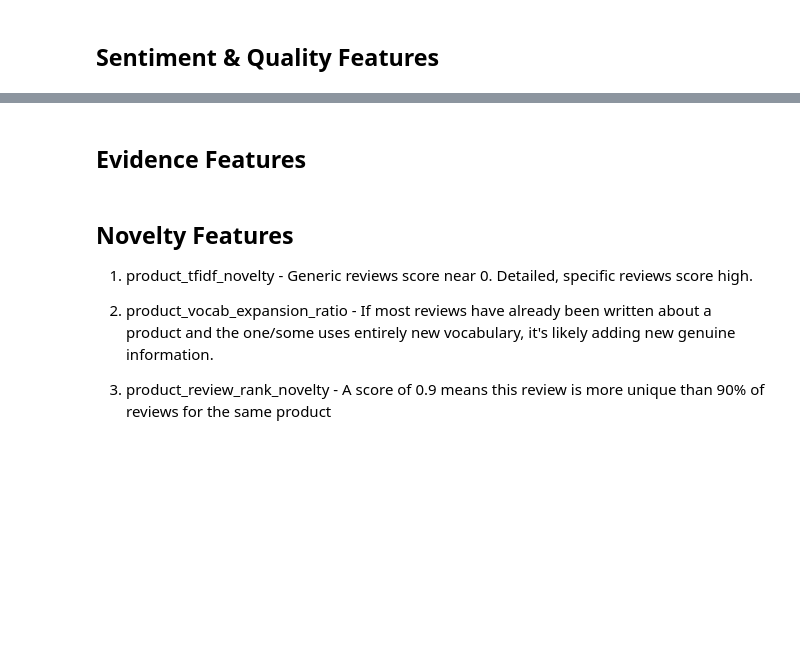
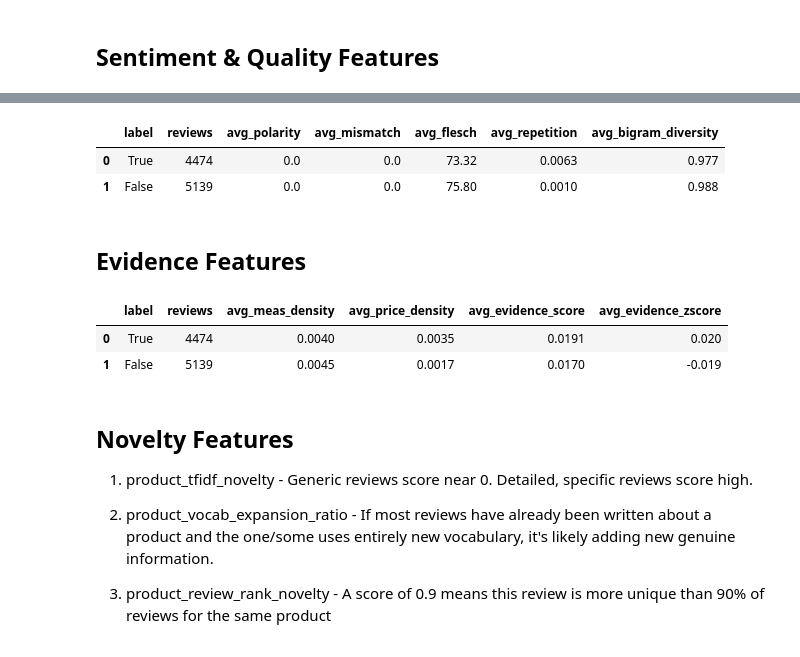
Before and after one commit to Ron-Lakeman/BigDataProject, a Jupyter notebook: src/processing/all_features_to_gold.ipynb, the cells around one changed output, grey strips where cells are left out. Drawn from its saved outputs; the diff is of its cells as text; code cells hidden in the pictures; blank space fills up the shorter version.

```diff
--- a/src/processing/all_features_to_gold.ipynb
+++ b/src/processing/all_features_to_gold.ipynb
@@ -349,68 +419,72 @@ con.execute("""
             headline_sentiment_label, headline_sentiment_score, headline_sentiment_polarity,
             sentiment_mismatch, repetition_ratio, flesch_reading_ease,
             headline_body_jaccard, title_body_jaccard, title_body_overlap, body_bigram_diversity,
-            REGEXP_COUNT(review_body, '[A-Z]') * 1.0
-                / NULLIF(REGEXP_COUNT(review_body, '[a-zA-Z]'), 0)            AS uppercase_ratio,
-            REGEXP_COUNT(review_body, '[0-9]') * 1.0
+            COALESCE(ARRAY_LENGTH(regexp_extract_all(review_body, '[A-Z]')), 0) * 1.0
+                / NULLIF(COALESCE(ARRAY_LENGTH(regexp_extract_all(review_body, '[a-zA-Z]')), 0), 0) AS uppercase_ratio,
+            COALESCE(ARRAY_LENGTH(regexp_extract_all(review_body, '[0-9]')), 0) * 1.0
                 / NULLIF(ARRAY_LENGTH(STRING_SPLIT(TRIM(review_body), ' ')), 0) AS digit_density,
-            GREATEST(REGEXP_COUNT(review_body, '[.!?]+'), 1)                  AS sentence_count,
+            GREATEST(COALESCE(ARRAY_LENGTH(regexp_extract_all(review_body, '[.!?]+')), 0), 1) AS sentence_count,
             ARRAY_LENGTH(STRING_SPLIT(TRIM(review_body), ' ')) * 1.0
-                / NULLIF(GREATEST(REGEXP_COUNT(review_body, '[.!?]+'), 1), 0) AS avg_sentence_length
+                / NULLIF(GREATEST(COALESCE(ARRAY_LENGTH(regexp_extract_all(review_body, '[.!?]+')), 0), 1), 0) AS avg_sentence_length
         FROM silver_enriched
         WHERE review_body IS NOT NULL AND TRIM(review_body) != ''
     ),
     normed AS (
         SELECT *,
             (flesch_reading_ease - AVG(flesch_reading_ease) OVER (PARTITION BY detected_language))
                 / NULLIF(STDDEV(flesch_reading_ease) OVER (PARTITION BY detected_language), 0)
                 AS flesch_lang_zscore,
             (flesch_reading_ease - AVG(flesch_reading_ease) OVER (PARTITION BY product_category_id))
                 / NULLIF(STDDEV(flesch_reading_ease) OVER (PARTITION BY product_category_id), 0)
                 AS flesch_cat_zscore,
             (body_sentiment_polarity - AVG(body_sentiment_polarity) OVER (PARTITION BY detected_language))
                 / NULLIF(STDDEV(body_sentiment_polarity) OVER (PARTITION BY detected_language), 0)
                 AS polarity_lang_zscore
         FROM base
     )
     SELECT * FROM normed
 """)
 
-
 con.execute("""
     SELECT label, COUNT(*) AS reviews,
         ROUND(AVG(body_sentiment_polarity), 3)  AS avg_polarity,
         ROUND(AVG(sentiment_mismatch), 3)       AS avg_mismatch,
         ROUND(AVG(flesch_reading_ease), 2)      AS avg_flesch,
         ROUND(AVG(repetition_ratio), 4)         AS avg_repetition,
         ROUND(AVG(body_bigram_diversity), 3)    AS avg_bigram_diversity
     FROM gold.review_sentiment_features
     WHERE label IS NOT NULL
     GROUP BY label ORDER BY label DESC
 """).df()
+# %% [output]
+|  | label | reviews | avg_polarity | avg_mismatch | avg_flesch | avg_repetition | avg_bigram_diversity |
+| 0 | True | 4474 | 0.0 | 0.0 | 73.32 | 0.0063 | 0.977 |
+| 1 | False | 5139 | 0.0 | 0.0 | 75.80 | 0.0010 | 0.988 |
 # %% [markdown]
 ## Evidence Features
 # %%
+con.execute("CREATE OR REPLACE TEMP TABLE silver_temp AS SELECT * FROM silver_with_lang")
 con.execute('DROP TABLE IF EXISTS gold.review_evidence_features')
 con.execute("""
     CREATE TABLE gold.review_evidence_features AS
     WITH base AS (
         SELECT
             _index, product_id, product_parent, label, product_category_id, review_body,
-            GREATEST(REGEXP_COUNT(review_body, '[.!?]+'), 1) AS sentence_count_approx,
+            GREATEST(COALESCE(ARRAY_LENGTH(regexp_extract_all(review_body, '[.!?]+')), 0), 1) AS sentence_count_approx,
             ARRAY_LENGTH(STRING_SPLIT(TRIM(review_body), ' ')) AS word_count,
-            REGEXP_COUNT(
+            COALESCE(ARRAY_LENGTH(regexp_extract_all(
                 review_body,
                 '\d+[\.,]?\d*\s{0,2}(cm|mm|km|mg|kg|gb|mb|tb|ml|cl|dl|hz|khz|mhz|ghz|mp|fps|dpi|ppi|rpm|watt|wh|mah|lm|db|nm|ft|inch|oz|lb|yd|°c|°f|°|%|p\b|h\b|min\b|sec\b|g\b|l\b|m\b|k\b)'
-            ) AS measurement_count,
-            REGEXP_COUNT(
+            )), 0) AS measurement_count,
+            COALESCE(ARRAY_LENGTH(regexp_extract_all(
                 review_body,
                 '[$€£¥]\s?\d+[\.,]?\d*|\d+[\.,]?\d*\s?[$€£¥]'
-            ) AS price_ref_count,
-            REGEXP_COUNT(
+            )), 0) AS price_ref_count,
+            COALESCE(ARRAY_LENGTH(regexp_extract_all(
                 review_body,
                 '\b(best|worst|better|worse|compared to|versus|vs\.?|unlike|superior|inferior|first|second|third|top|bottom|highest|lowest|greatest|least|most|fewer|more than|less than)\b'
-            ) AS ordinal_comparison_count
-        FROM silver_data
+            )), 0) AS ordinal_comparison_count
+        FROM silver_temp
         WHERE review_body IS NOT NULL AND TRIM(review_body) != ''
     ),
     densities AS (
@@ -435,7 +509,6 @@ con.execute("""
     SELECT * FROM normed
 """)
 
-
 con.execute("""
     SELECT label, COUNT(*) AS reviews,
         ROUND(AVG(measurement_density),          4) AS avg_meas_density,
@@ -446,6 +519,10 @@ con.execute("""
     WHERE label IS NOT NULL
     GROUP BY label ORDER BY label DESC
 """).df()
+# %% [output]
+|  | label | reviews | avg_meas_density | avg_price_density | avg_evidence_score | avg_evidence_zscore |
+| 0 | True | 4474 | 0.0040 | 0.0035 | 0.0191 | 0.020 |
+| 1 | False | 5139 | 0.0045 | 0.0017 | 0.0170 | -0.019 |
 # %% [markdown]
 ## Novelty Features
 
```
Also changed, not shown: parts of 15 cells of this notebook.
